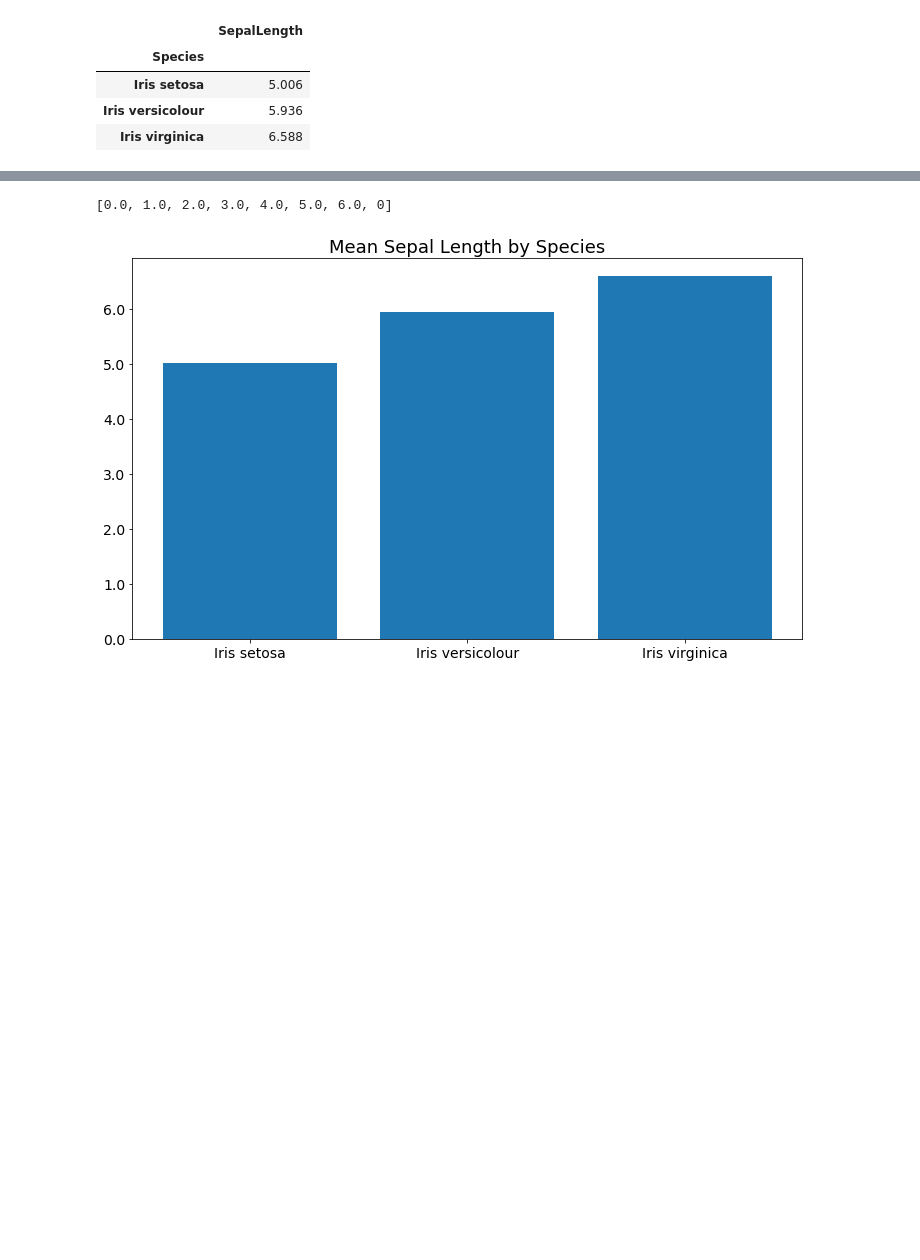
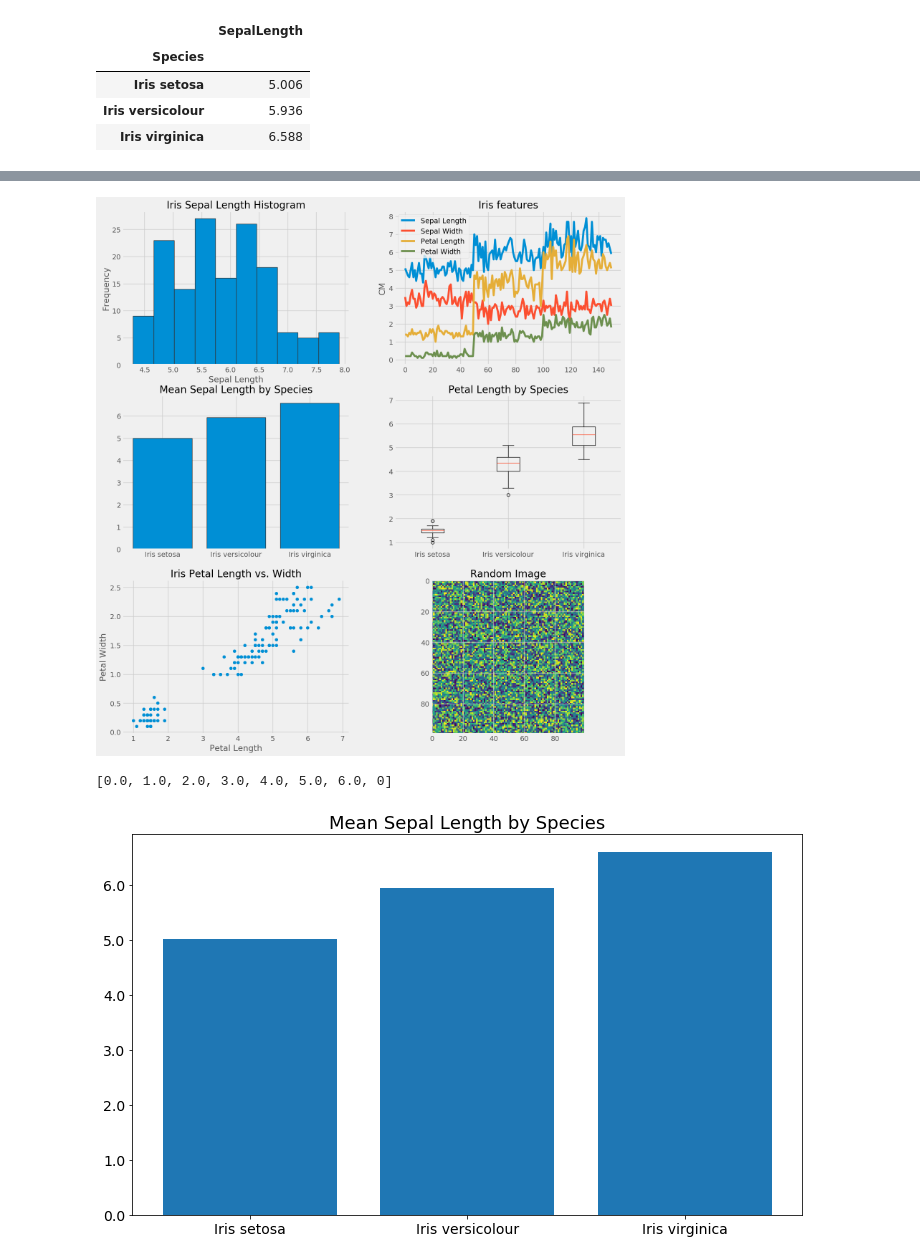
Before and after one commit to AlexandraLS1/pyconil_2017, a Jupyter notebook: PrettyPlotting.ipynb, the cells around one changed output, grey strips where cells are left out. Drawn from its saved outputs; the diff is of its cells as text; code cells hidden in the pictures; blank space fills up the shorter version.

```diff
--- a/PrettyPlotting.ipynb
+++ b/PrettyPlotting.ipynb
@@ -53,3 +125,7 @@ plt.show()
+# %%
+testStyle( styleType = 'fivethirtyeight' )
+# %% [output]
+[figure, added]
 # %%
 ax.bar( xi, y )
 [ t.get_position()[1] for t in ax.yaxis.get_ticklabels() ]
```
Also changed, not shown: parts of 7 cells of this notebook.
